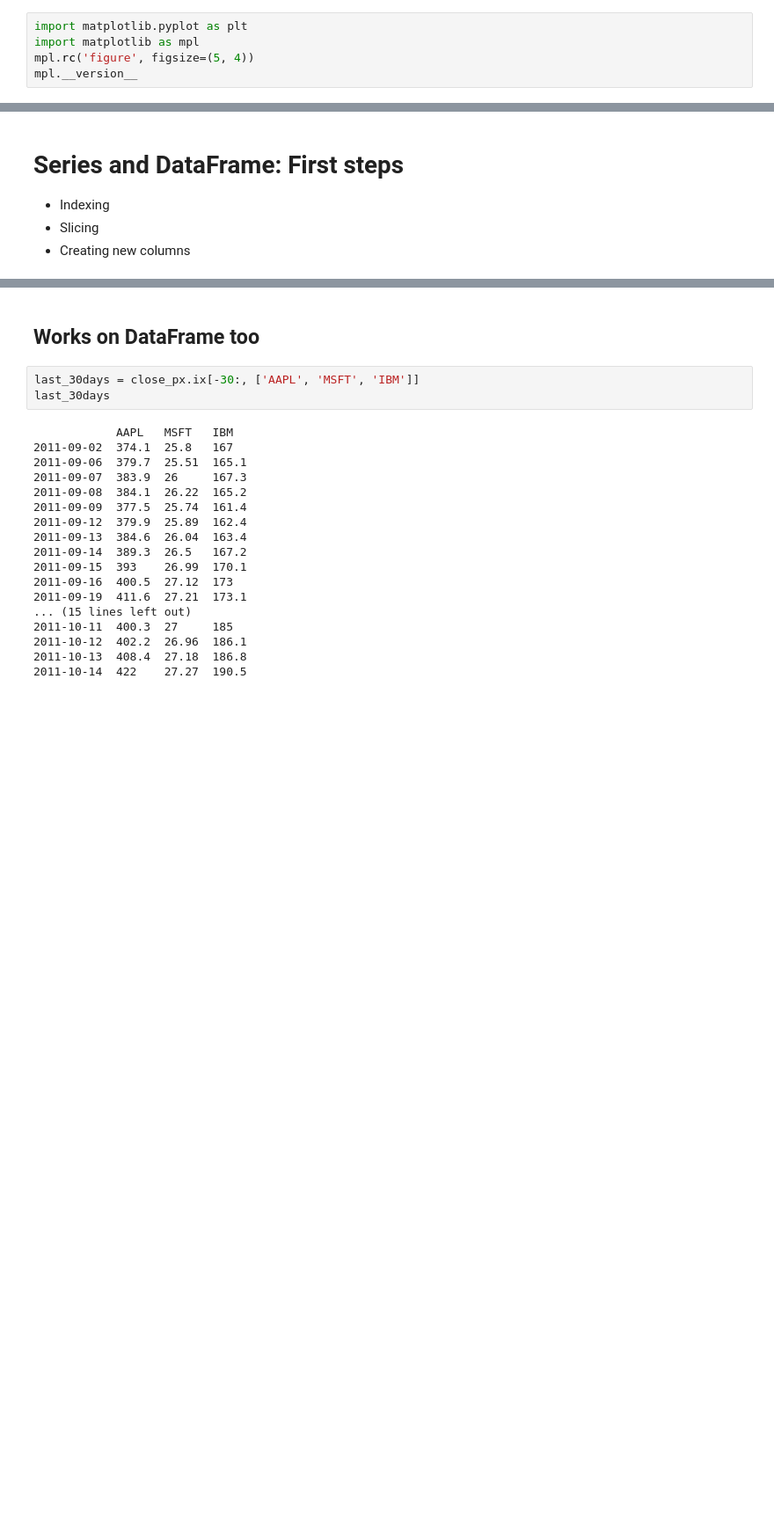
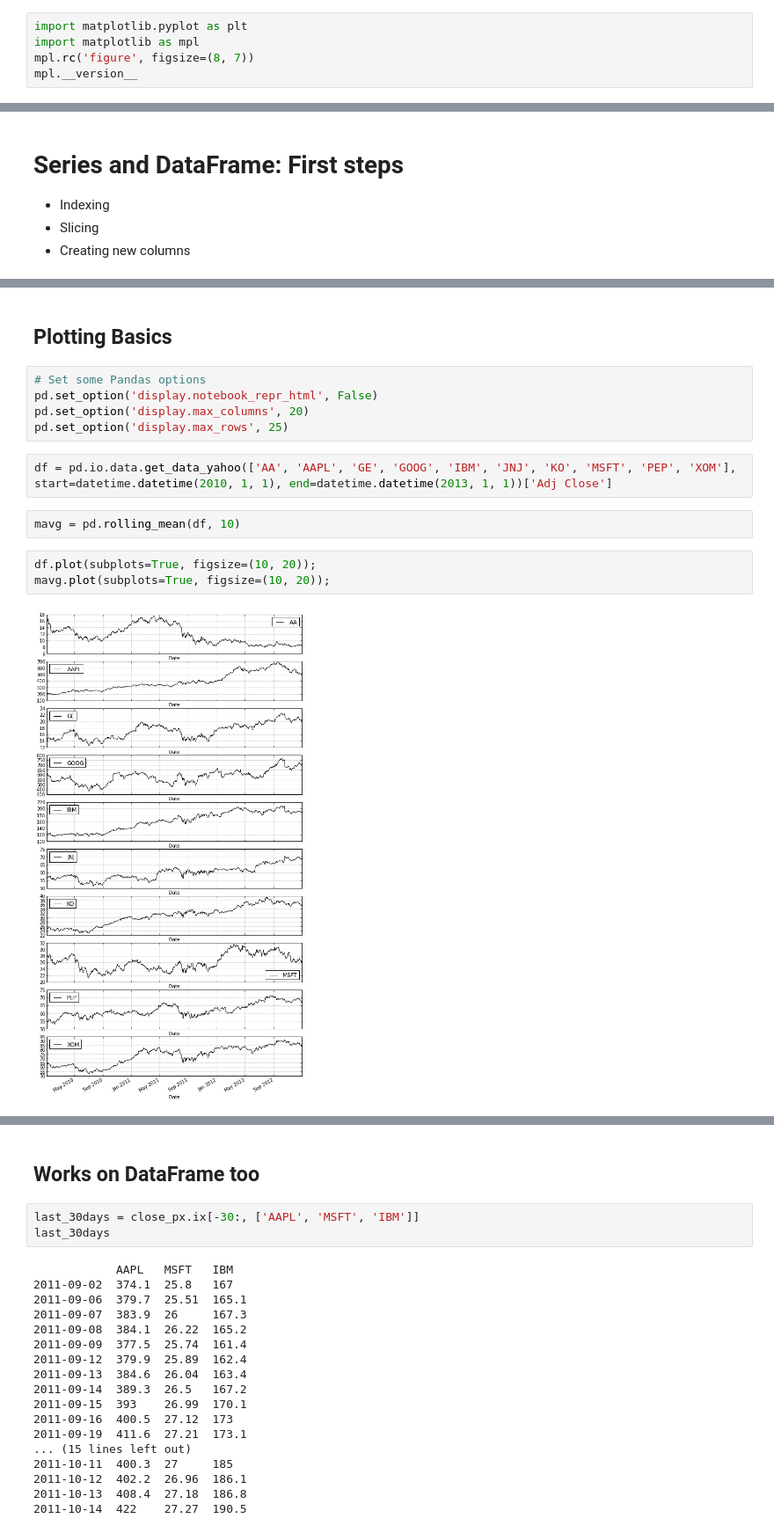
Before and after one commit to twiecki/financial-analysis-python-tutorial, a Jupyter notebook: 1. Pandas Basics.ipynb, the cells around one changed output, grey strips where cells are left out. Shown at 88% size. Saved outputs shown, nothing was run; the diff lists cells and outputs as text; blank space fills up the shorter version.

```diff
--- a/1. Pandas Basics.ipynb
+++ b/1. Pandas Basics.ipynb
@@ -9,7 +15,7 @@ pd.__version__
 # %%
 import matplotlib.pyplot as plt
 import matplotlib as mpl
-mpl.rc('figure', figsize=(5, 4))
+mpl.rc('figure', figsize=(8, 7))
 mpl.__version__
 # %% [output]
 '1.2.1'
@@ -561,0 +282,17 @@ Name: AAPL, Length: 30    Name: AAPL, Length: 30
+# %% [markdown]
+Plotting Basics
+---------------
+# %%
+# Set some Pandas options
+pd.set_option('display.notebook_repr_html', False)
+pd.set_option('display.max_columns', 20)
+pd.set_option('display.max_rows', 25)
+# %%
+df = pd.io.data.get_data_yahoo(['AA', 'AAPL', 'GE', 'GOOG', 'IBM', 'JNJ', 'KO', 'MSFT', 'PEP', 'XOM'], start=datetime.datetime(2010, 1, 1), end=datetime.datetime(2013, 1, 1))['Adj Close']
+# %%
+mavg = pd.rolling_mean(df, 10)
+# %%
+df.plot(subplots=True, figsize=(10, 20));
+mavg.plot(subplots=True, figsize=(10, 20));
+# %% [output]
+[figure, added]
```
Also changed, not shown: parts of 88 cells of this notebook, 3 other files.
